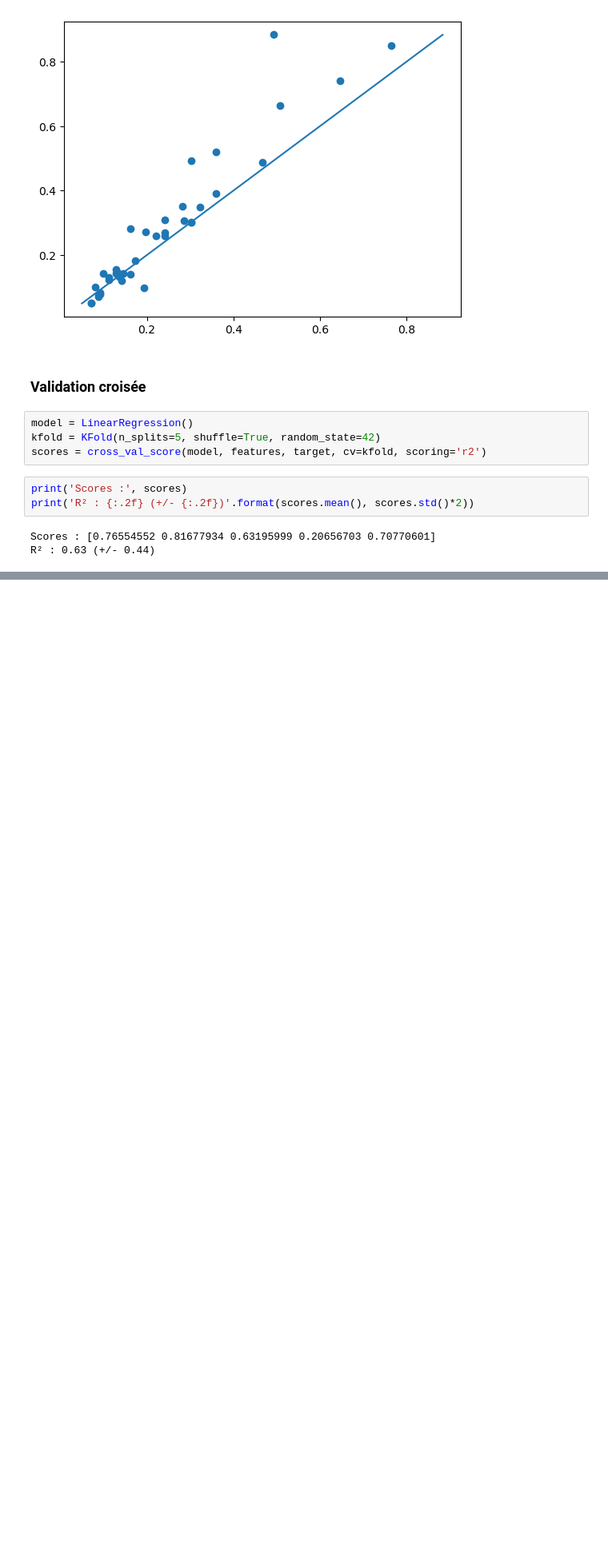
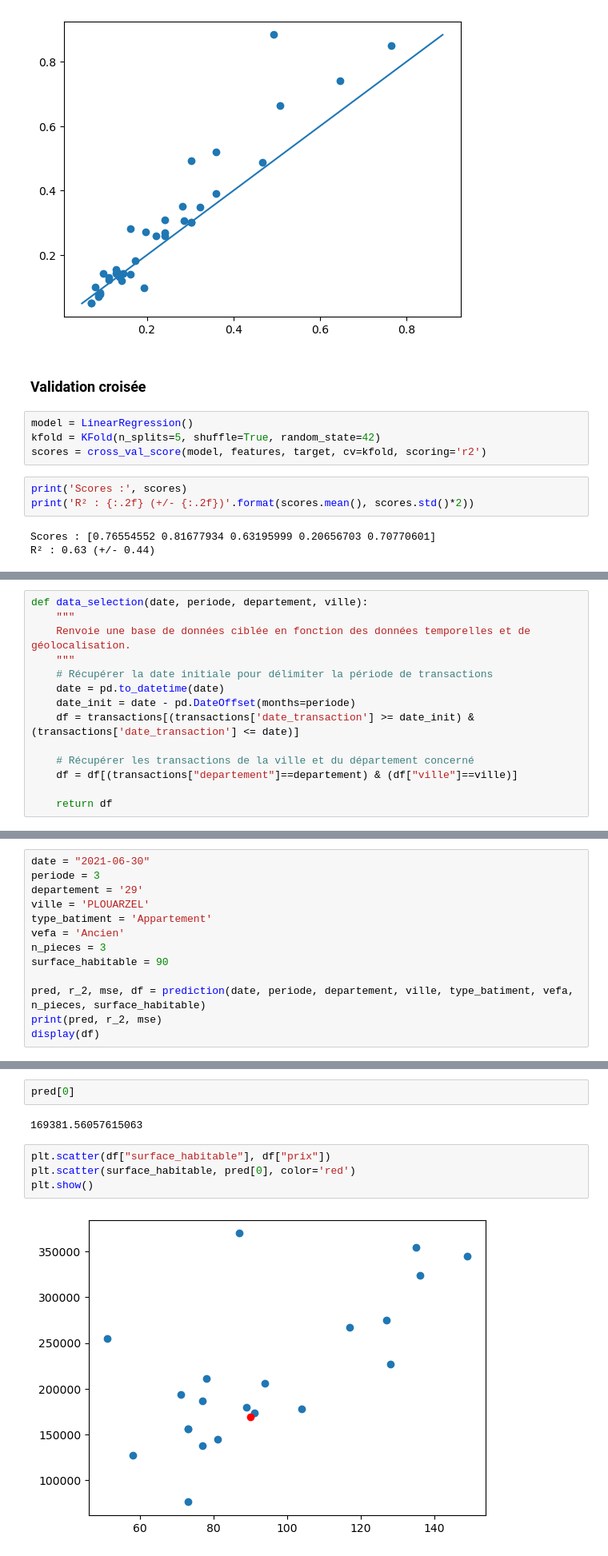
Before and after one commit to ValentinDlh/MLOps_Immobilier_France, a Jupyter notebook: EDA & Modelisations.ipynb, the cells around one changed output, grey strips where cells are left out. Shown at 80% size. Saved outputs shown, nothing was run; the diff lists cells and outputs as text; blank space fills up the shorter version.

```diff
--- a/EDA & Modelisations.ipynb
+++ b/EDA & Modelisations.ipynb
@@ -297,0 +332,14 @@ R² : 0.63 (+/- 0.44)
+# %%
+def data_selection(date, periode, departement, ville):
+    """
+    Renvoie une base de données ciblée en fonction des données temporelles et de géolocalisation.
+    """
+    # Récupérer la date initiale pour délimiter la période de transactions
+    date = pd.to_datetime(date)
+    date_init = date - pd.DateOffset(months=periode)
+    df = transactions[(transactions['date_transaction'] >= date_init) & (transactions['date_transaction'] <= date)]
+
+    # Récupérer les transactions de la ville et du département concerné
+    df = df[(transactions["departement"]==departement) & (df["ville"]==ville)]
+
+    return df
@@ -297,0 +491,13 @@ R² : 0.63 (+/- 0.44)
+# %%
+date = "2021-06-30"
+periode = 3
+departement = '29'
+ville = 'PLOUARZEL'
+type_batiment = 'Appartement'
+vefa = 'Ancien'
+n_pieces = 3
+surface_habitable = 90
+
+pred, r_2, mse, df = prediction(date, periode, departement, ville, type_batiment, vefa, n_pieces, surface_habitable)
+print(pred, r_2, mse)
+display(df)
@@ -297,0 +523,10 @@ R² : 0.63 (+/- 0.44)
+# %%
+pred[0]
+# %% [output]
+169381.56057615063
+# %%
+plt.scatter(df["surface_habitable"], df["prix"])
+plt.scatter(surface_habitable, pred[0], color='red')
+plt.show()
+# %% [output]
+[figure, added]
```
Also changed, not shown: parts of 12 cells of this notebook.
